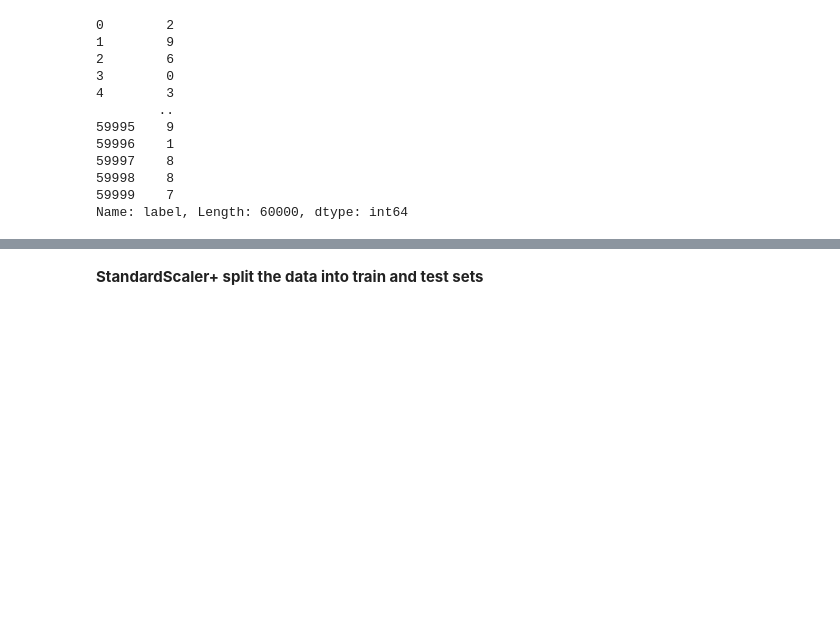
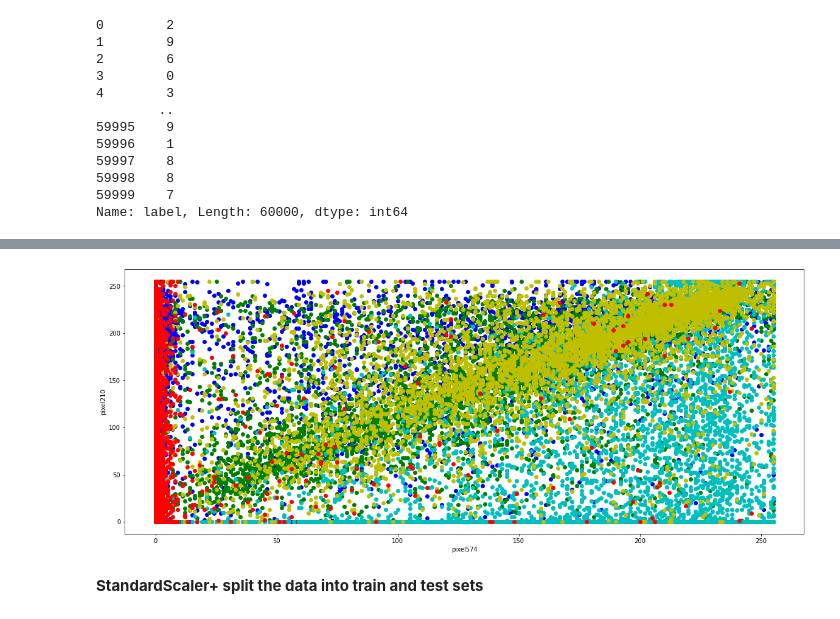
Before and after one commit to talaymeiz/data_science_final_project_2, a Jupyter notebook: FEMNIST.ipynb, the cells around one changed output, grey strips where cells are left out. Cells and saved outputs as stored; diff of their text form; code cells hidden in the pictures; blank space fills up the shorter version.

```diff
--- a/FEMNIST.ipynb
+++ b/FEMNIST.ipynb
@@ -99,0 +144,14 @@ Name: label, Length: 60000, dtype: int64
+# %%
+import matplotlib.pyplot as plt
+plt.figure(figsize=(20,8))
+plt.plot(df_train[df_train.label==8].pixel210,df_train[df_train.label==8].pixel574, 'bo')
+plt.plot(df_train[df_train.label==0].pixel210,df_train[df_train.label==0].pixel574, 'go')
+plt.plot(df_train[df_train.label==1].pixel210,df_train[df_train.label==1].pixel574, 'co')
+plt.plot(df_train[df_train.label==3].pixel210,df_train[df_train.label==3].pixel574, 'yo')
+plt.plot(df_train[df_train.label==7].pixel210,df_train[df_train.label==7].pixel574, 'ro')
+
+plt.xlabel("pixel574")
+plt.ylabel("pixel210")
+plt.show()
+# %% [output]
+[figure, added]
```
Also changed, not shown: parts of 8 cells of this notebook.
